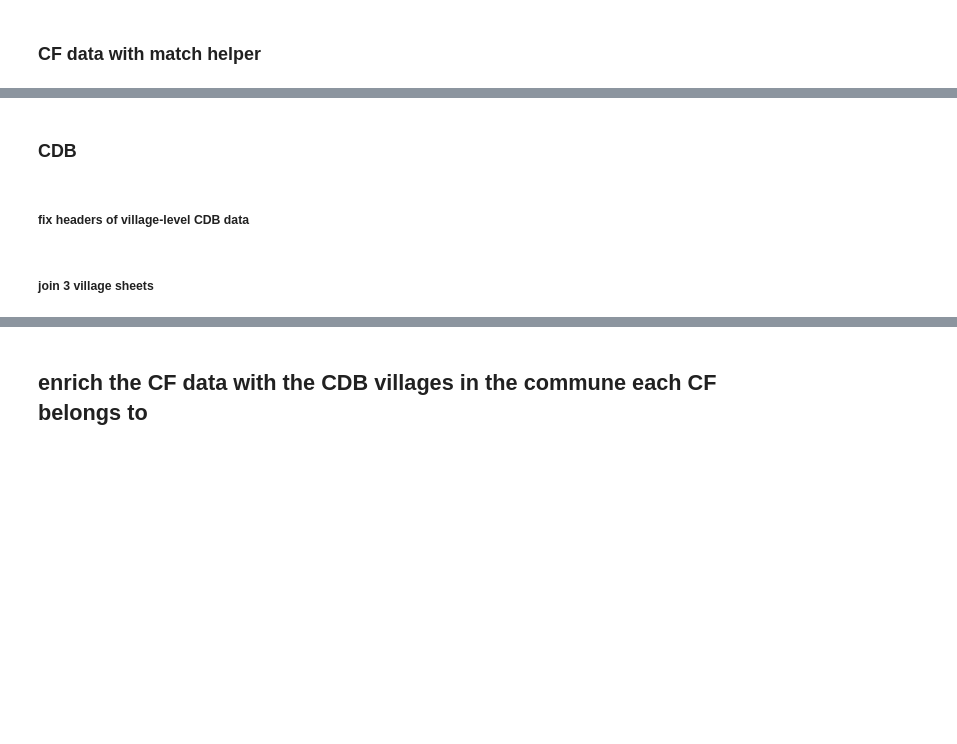
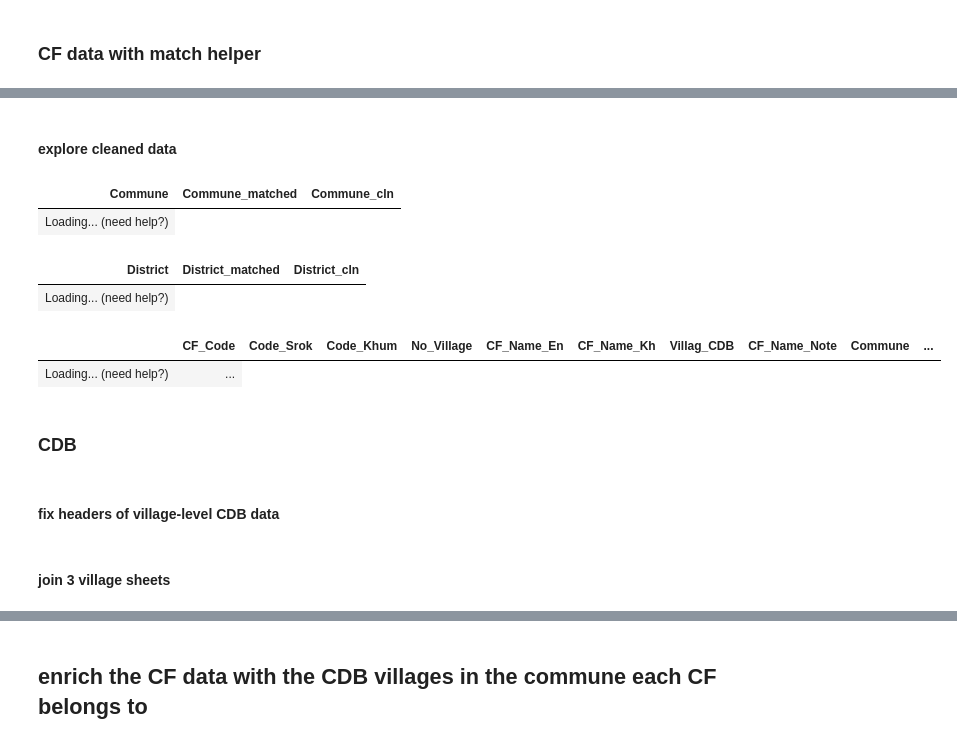
Before and after one commit to sig-gis/mpi, a Jupyter notebook: code/other/CF_name_vs_CDB_village.ipynb, the cells around one changed output, grey strips where cells are left out. Cells and saved outputs as stored; diff of their text form; code cells hidden in the pictures; blank space fills up the shorter version.

```diff
--- a/code/other/CF_name_vs_CDB_village.ipynb
+++ b/code/other/CF_name_vs_CDB_village.ipynb
@@ -60,11 +206,31 @@ CF_gdf = gpd.read_file(CF_path)  # EPSG:3148
+# %%
+for col in ['District', 'Commune']:
+    CF_matched_df[f'{col}_cln'] = CF_matched_df[f'{col}_matched'].astype(str).str.strip().str.lower()
+# %% [markdown]
+#### explore cleaned data
+# %%
+CF_matched_df.loc[:, CF_matched_df.columns.str.startswith('Commune')]
+# %% [output]
+| Commune | Commune_matched | Commune_cln |
+| Loading... (need help?) |
+# %%
+CF_matched_df.loc[:, CF_matched_df.columns.str.startswith('District')]
+# %% [output]
+| District | District_matched | District_cln |
+| Loading... (need help?) |
+# %%
+CF_matched_df[CF_matched_df.District_cln == 'na']  # Distr_Note == 'NA because commune name uniquely identifies the commune in both this dataset and CDB'
+# %% [output]
+|  | CF_Code | Code_Srok | Code_Khum | No_Village | CF_Name_En | CF_Name_Kh | Villag_CDB | CF_Name_Note | Commune | ... |
+| Loading... (need help?) | ... |
 # %% [markdown]
 ### CDB
 # %% [markdown]
-##### fix headers of village-level CDB data
+#### fix headers of village-level CDB data
 # %%
 CDB_v_df_lst = [df.rename(columns=df.iloc[3]).tail(-4) for df in CDB_v_df_lst]
 # %% [markdown]
-##### join 3 village sheets
+#### join 3 village sheets
 # %%
 CDB_v_df = pd.concat(CDB_v_df_lst, axis=1)
 # %% [markdown]
```
Also changed, not shown: parts of 41 cells of this notebook.
